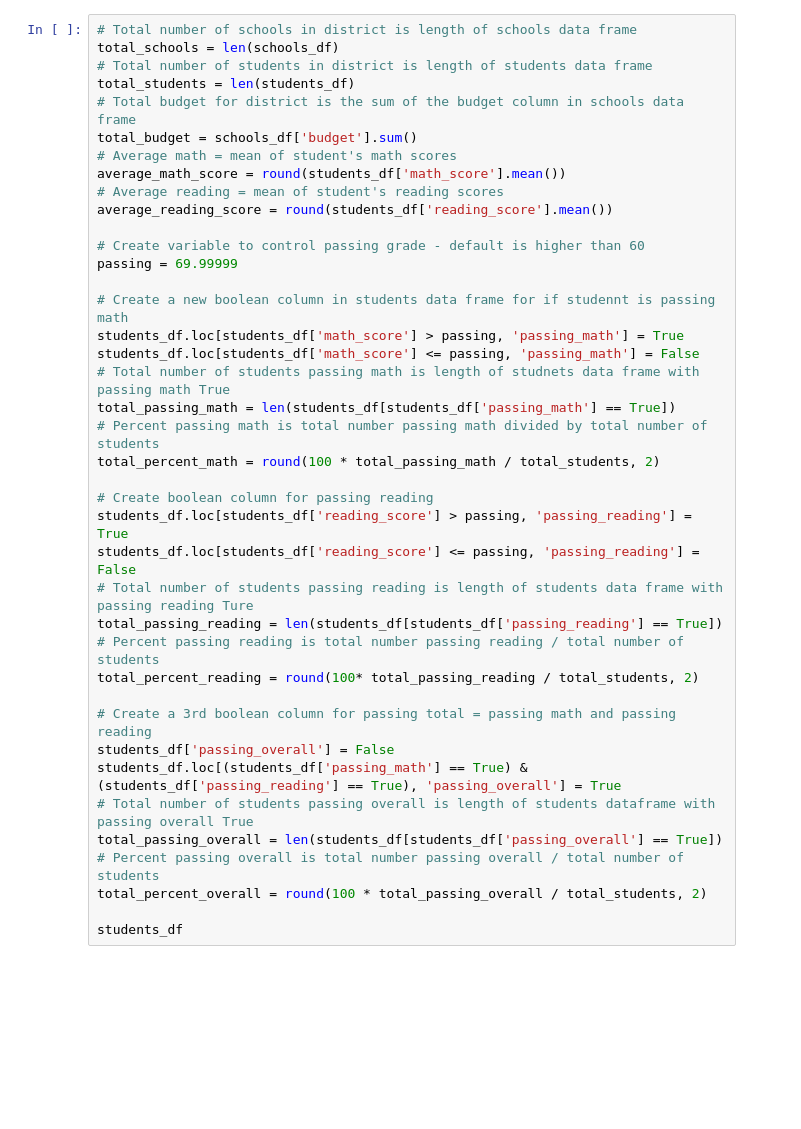
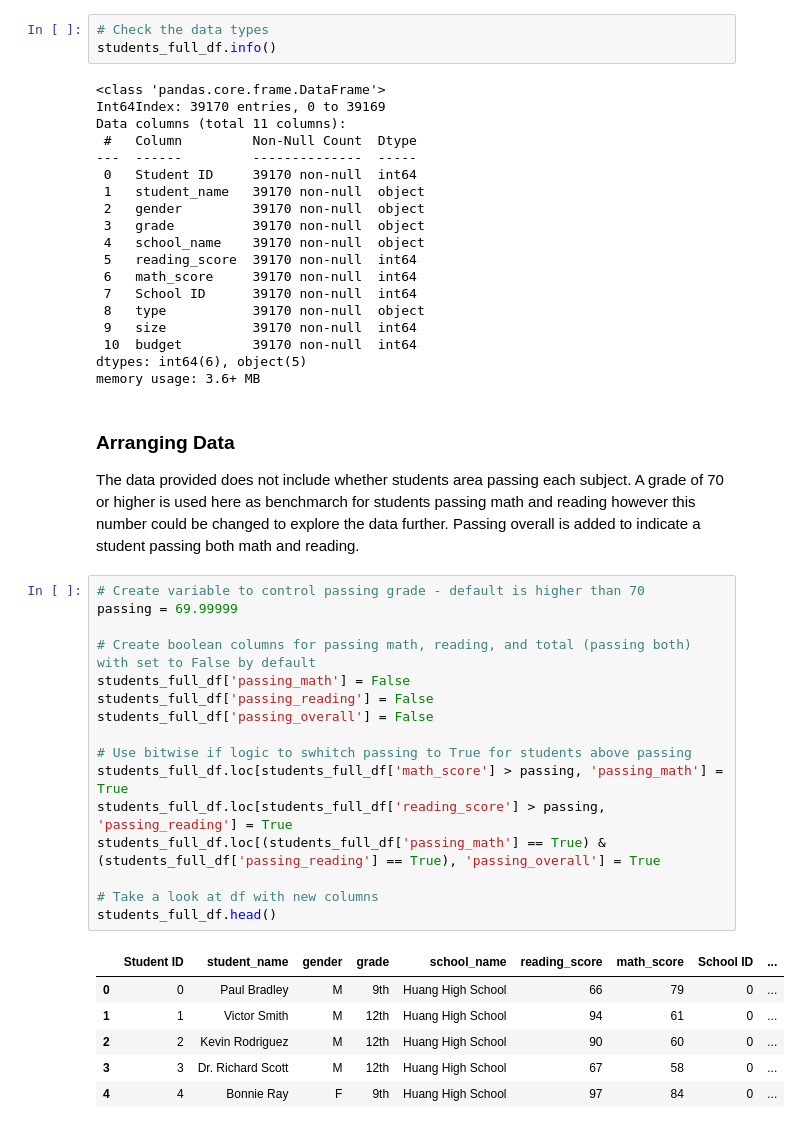
Before and after one commit to asundquistdavis/Pandas-Challenge, a Jupyter notebook: PyCitySchools/main.ipynb, the cells around one changed output. Cells and saved outputs as stored; diff of their text form; blank space fills up the shorter version.

```diff
--- a/PyCitySchools/main.ipynb
+++ b/PyCitySchools/main.ipynb
@@ -15,40 +51,48 @@ schools_df
+# %%
+# Check the data types
+students_full_df.info()
+# %% [output]
+<class 'pandas.core.frame.DataFrame'>
+Int64Index: 39170 entries, 0 to 39169
+Data columns (total 11 columns):
+ #   Column         Non-Null Count  Dtype
+---  ------         --------------  -----
+ 0   Student ID     39170 non-null  int64
+ 1   student_name   39170 non-null  object
+ 2   gender         39170 non-null  object
+ 3   grade          39170 non-null  object
+ 4   school_name    39170 non-null  object
+ 5   reading_score  39170 non-null  int64
+ 6   math_score     39170 non-null  int64
+ 7   School ID      39170 non-null  int64
+ 8   type           39170 non-null  object
+ 9   size           39170 non-null  int64
+ 10  budget         39170 non-null  int64
+dtypes: int64(6), object(5)
+memory usage: 3.6+ MB
+# %% [markdown]
+### Arranging Data
+The data provided does not include whether students area passing each subject. A grade of 70 or higher is used here as benchmarch for students passing math and reading however this number could be changed to explore the data further. Passing overall is added to indicate a student passing both math and reading.
 # %%
-# Total number of schools in district is length of schools data frame
-total_schools = len(schools_df)
-# Total number of students in district is length of students data frame
-total_students = len(students_df)
-# Total budget for district is the sum of the budget column in schools data frame
-total_budget = schools_df['budget'].sum()
-# Average math = mean of student's math scores
-average_math_score = round(students_df['math_score'].mean())
-# Average reading = mean of student's reading scores
-average_reading_score = round(students_df['reading_score'].mean())
-
-# Create variable to control passing grade - default is higher than 60
+# Create variable to control passing grade - default is higher than 70
 passing = 69.99999
 
-# Create a new boolean column in students data frame for if studennt is passing math
-students_df.loc[students_df['math_score'] > passing, 'passing_math'] = True
-students_df.loc[students_df['math_score'] <= passing, 'passing_math'] = False
-# Total number of students passing math is length of studnets data frame with passing math True
-total_passing_math = len(students_df[students_df['passing_math'] == True])
-# Percent passing math is total number passing math divided by total number of students
-total_percent_math = round(100 * total_passing_math / total_students, 2)
+# Create boolean columns for passing math, reading, and total (passing both) with set to False by default
+students_full_df['passing_math'] = False
+students_full_df['passing_reading'] = False
+students_full_df['passing_overall'] = False
 
-# Create boolean column for passing reading
-students_df.loc[students_df['reading_score'] > passing, 'passing_reading'] = True
-students_df.loc[students_df['reading_score'] <= passing, 'passing_reading'] = False
-# Total number of students passing reading is length of students data frame with passing reading Ture
-total_passing_reading = len(students_df[students_df['passing_reading'] == True])
-# Percent passing reading is total number passing reading / total number of students
-total_percent_reading = round(100* total_passing_reading / total_students, 2)
+# Use bitwise if logic to swhitch passing to True for students above passing
+students_full_df.loc[students_full_df['math_score'] > passing, 'passing_math'] = True
+students_full_df.loc[students_full_df['reading_score'] > passing, 'passing_reading'] = True
+students_full_df.loc[(students_full_df['passing_math'] == True) & (students_full_df['passing_reading'] == True), 'passing_overall'] = True
 
-# Create a 3rd boolean column for passing total = passing math and passing reading
-students_df['passing_overall'] = False
-students_df.loc[(students_df['passing_math'] == True) & (students_df['passing_reading'] == True), 'passing_overall'] = True
-# Total number of students passing overall is length of students dataframe with passing overall True
-total_passing_overall = len(students_df[students_df['passing_overall'] == True])
-# Percent passing overall is total number passing overall / total number of students
-total_percent_overall = round(100 * total_passing_overall / total_students, 2)
-
-students_df
+# Take a look at df with new columns
+students_full_df.head()
+# %% [output]
+|  | Student ID | student_name | gender | grade | school_name | reading_score | math_score | School ID | ... |
+| 0 | 0 | Paul Bradley | M | 9th | Huang High School | 66 | 79 | 0 | ... |
+| 1 | 1 | Victor Smith | M | 12th | Huang High School | 94 | 61 | 0 | ... |
+| 2 | 2 | Kevin Rodriguez | M | 12th | Huang High School | 90 | 60 | 0 | ... |
+| 3 | 3 | Dr. Richard Scott | M | 12th | Huang High School | 67 | 58 | 0 | ... |
+| 4 | 4 | Bonnie Ray | F | 9th | Huang High School | 97 | 84 | 0 | ... |
```
Also changed, not shown: parts of 23 cells of this notebook.
